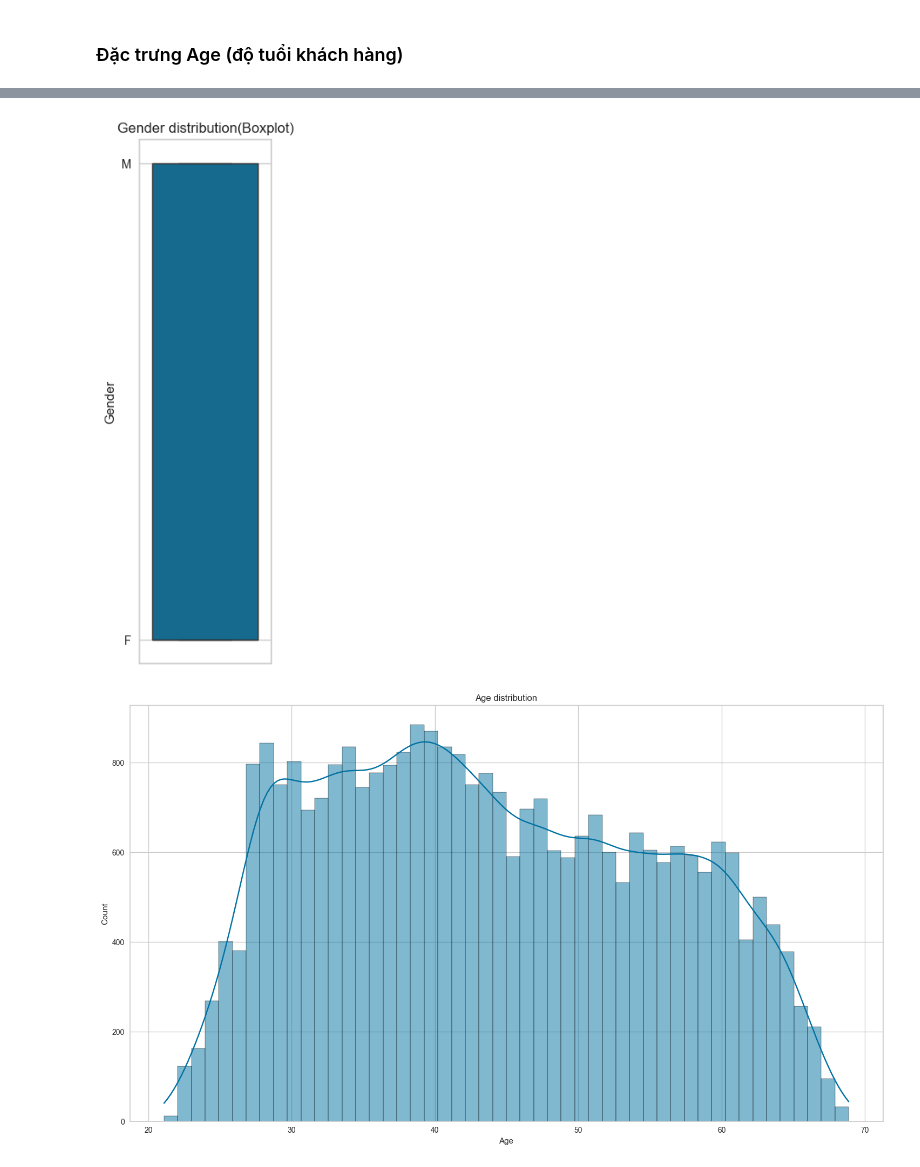
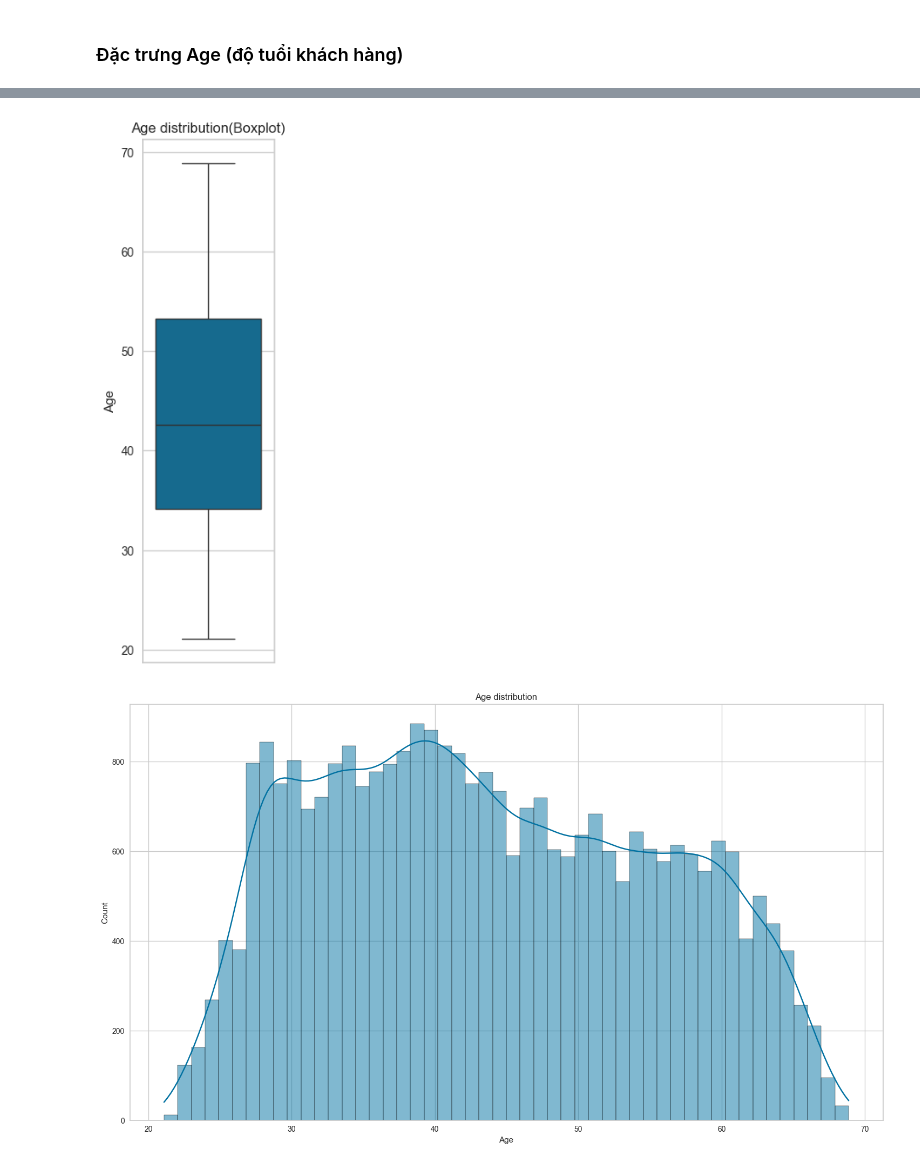
Before and after one commit to pisceskibo/CreditCardApprovalPrediction, a Jupyter notebook: CreditCard.ipynb, the cells around one changed output, grey strips where cells are left out. Saved outputs shown, nothing was run; the diff lists cells and outputs as text; code cells hidden in the pictures.

```diff
--- a/CreditCard.ipynb
+++ b/CreditCard.ipynb
@@ -298,9 +298,9 @@ Object type:int64
 [6794 rows x 2 columns]
 # %%
 # Vẽ biểu đồ hộp
-create_box_plot(cc_train_copy, 'Gender', cc_train_copy)
+create_box_plot(cc_train_copy, 'Age', cc_train_copy)
 # %% [output]
-[figure, old version]
+[figure, new version]
 # %%
 # Vẽ biểu đồ histogram
 create_hist_plot(cc_train_copy, 'Age', cc_train_copy)
```
Also changed, not shown: parts of 4 cells of this notebook, 1 other file.
